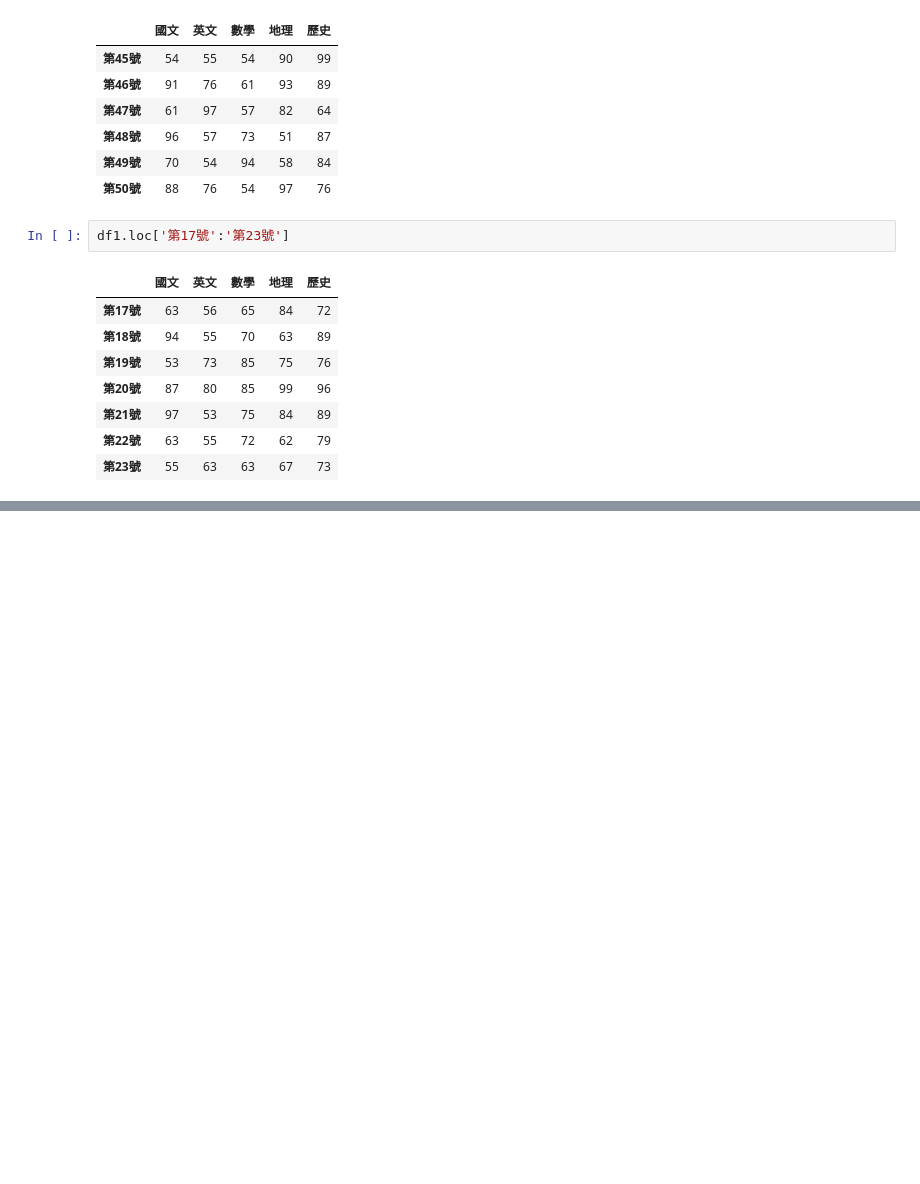
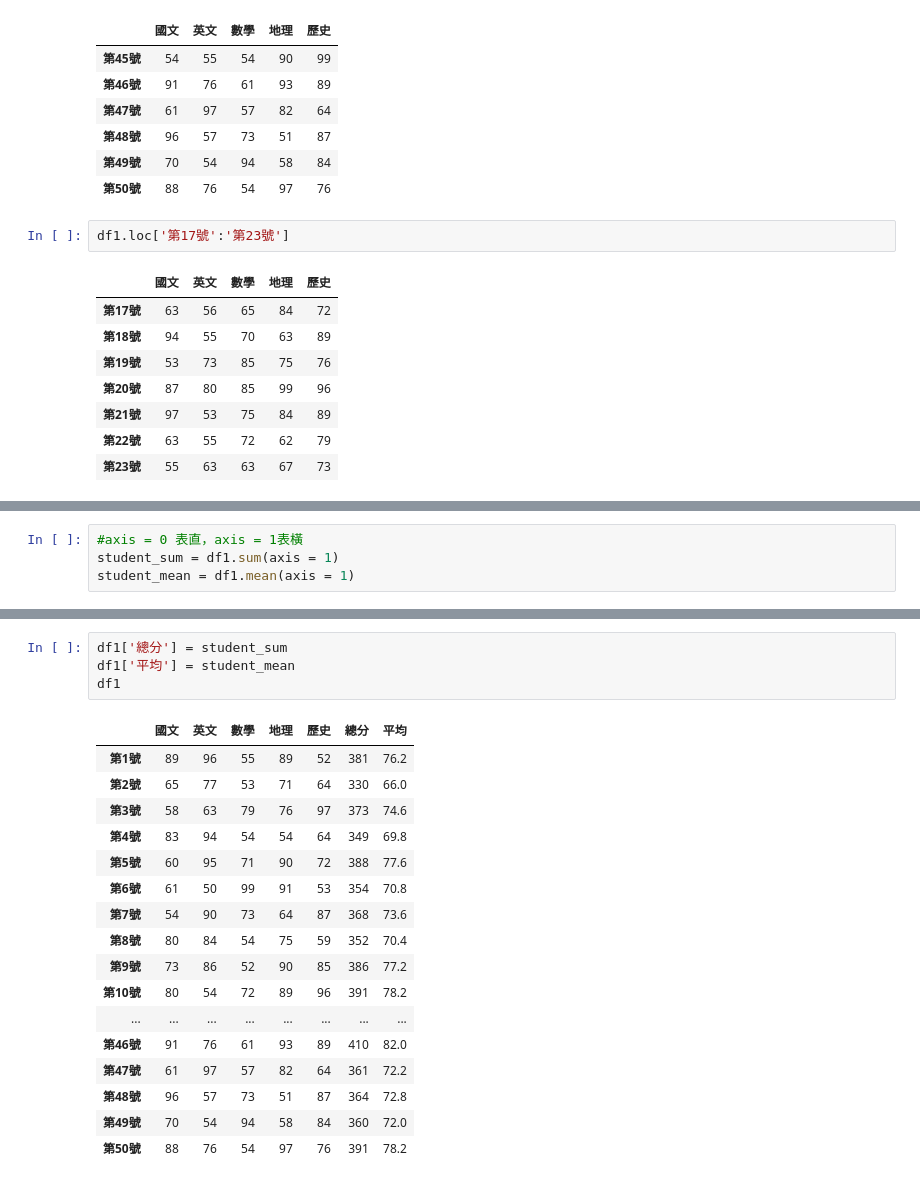
Before and after one commit to oldpipi1/_test_, a Jupyter notebook: lesson4.ipynb, the cells around one changed output, grey strips where cells are left out. Cells and saved outputs as stored; diff of their text form; blank space fills up the shorter version.

```diff
--- a/lesson4.ipynb
+++ b/lesson4.ipynb
@@ -133,0 +145,4 @@ df1.loc['第17號':'第23號']
+# %%
+#axis = 0 表直，axis = 1表橫
+student_sum = df1.sum(axis = 1)
+student_mean = df1.mean(axis = 1)
@@ -133,0 +167,22 @@ df1.loc['第17號':'第23號']
+# %%
+df1['總分'] = student_sum
+df1['平均'] = student_mean
+df1
+# %% [output]
+|  | 國文 | 英文 | 數學 | 地理 | 歷史 | 總分 | 平均 |
+| 第1號 | 89 | 96 | 55 | 89 | 52 | 381 | 76.2 |
+| 第2號 | 65 | 77 | 53 | 71 | 64 | 330 | 66.0 |
+| 第3號 | 58 | 63 | 79 | 76 | 97 | 373 | 74.6 |
+| 第4號 | 83 | 94 | 54 | 54 | 64 | 349 | 69.8 |
+| 第5號 | 60 | 95 | 71 | 90 | 72 | 388 | 77.6 |
+| 第6號 | 61 | 50 | 99 | 91 | 53 | 354 | 70.8 |
+| 第7號 | 54 | 90 | 73 | 64 | 87 | 368 | 73.6 |
+| 第8號 | 80 | 84 | 54 | 75 | 59 | 352 | 70.4 |
+| 第9號 | 73 | 86 | 52 | 90 | 85 | 386 | 77.2 |
+| 第10號 | 80 | 54 | 72 | 89 | 96 | 391 | 78.2 |
+| ... | ... | ... | ... | ... | ... | ... | ... |
+| 第46號 | 91 | 76 | 61 | 93 | 89 | 410 | 82.0 |
+| 第47號 | 61 | 97 | 57 | 82 | 64 | 361 | 72.2 |
+| 第48號 | 96 | 57 | 73 | 51 | 87 | 364 | 72.8 |
+| 第49號 | 70 | 54 | 94 | 58 | 84 | 360 | 72.0 |
+| 第50號 | 88 | 76 | 54 | 97 | 76 | 391 | 78.2 |
```
Also changed, not shown: parts of 4 cells of this notebook.
